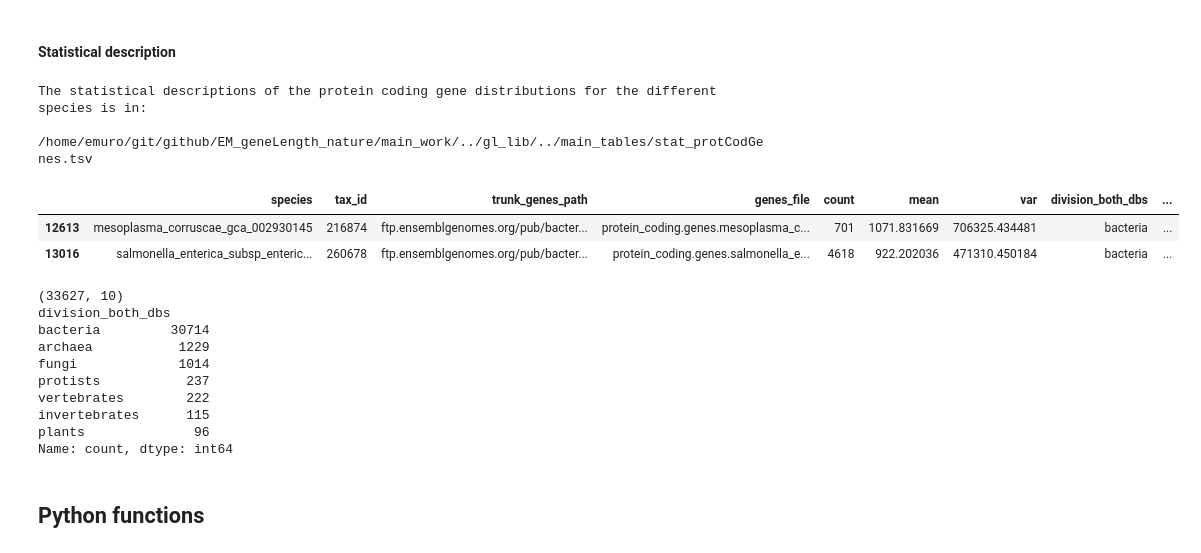
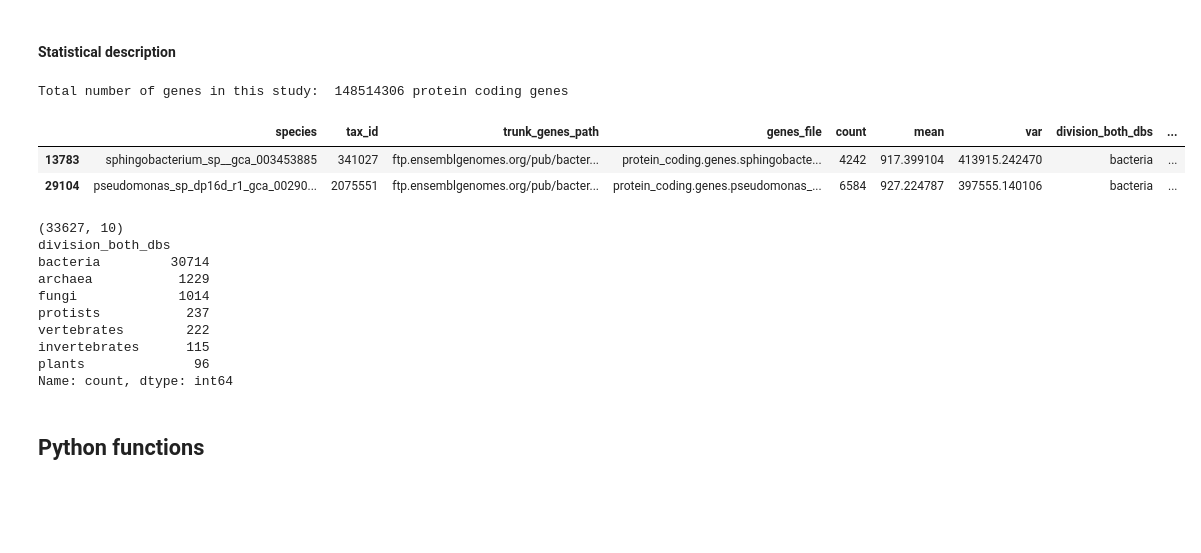
Before and after one commit to emuro/borrador, a Jupyter notebook: main_work/protCodGenes_lognormDist.ipynb, the cells around one changed output. Cells and saved outputs as stored; diff of their text form; code cells hidden in the pictures; blank space fills up the shorter version.

```diff
--- a/main_work/protCodGenes_lognormDist.ipynb
+++ b/main_work/protCodGenes_lognormDist.ipynb
@@ -28,27 +28,31 @@ import gl_constants as c
 # %%
 # the statistics on length distributions is in
 stat_file = c.STAT_G_FILE
-print("The statistical descriptions of the protein coding gene distributions " + \
-    "for the different species is in:\n", stat_file, "\n")
+if 0:
+    print("The statistical descriptions of the protein coding gene distributions " + \
+        "for the different species is in:\n", stat_file, "\n")
 
 # retrieve data and diminish the number of columns
 stat_df = pd.read_csv(stat_file, low_memory=False, sep="\t")
 stat_df = stat_df[["species", "taxonomy_id", "trunk_genes_path", "genes_file", "count", "mean", "var",\
      "division_both_dbs", "log10_mean", "log10_var"]]
 stat_df.rename(columns = {"taxonomy_id" : 'tax_id'}, inplace = True)
 
+# Calculate the total number of genes in this study
+total_g = stat_df["count"].sum()
+print("Total number of genes in this study: ", f"{int(total_g)}", "protein coding genes")
+
 # visualize data
 if 1:
     pd.set_option('display.max_columns', len(stat_df.columns))
     display(stat_df.sample(2))
     print(stat_df.shape)
     print(stat_df["division_both_dbs"].value_counts())
 # %% [output]
-The statistical descriptions of the protein coding gene distributions for the different species is in:
- /home/emuro/git/github/EM_geneLength_nature/main_work/../gl_lib/../main_tables/stat_protCodGenes.tsv
+Total number of genes in this study:  148514306 protein coding genes
 |  | species | tax_id | trunk_genes_path | genes_file | count | mean | var | division_both_dbs | ... |
-| 12613 | mesoplasma_corruscae_gca_002930145 | 216874 | ftp.ensemblgenomes.org/pub/bacter... | protein_coding.genes.mesoplasma_c... | 701 | 1071.831669 | 706325.434481 | bacteria | ... |
-| 13016 | salmonella_enterica_subsp_enteric... | 260678 | ftp.ensemblgenomes.org/pub/bacter... | protein_coding.genes.salmonella_e... | 4618 | 922.202036 | 471310.450184 | bacteria | ... |
+| 13783 | sphingobacterium_sp__gca_003453885 | 341027 | ftp.ensemblgenomes.org/pub/bacter... | protein_coding.genes.sphingobacte... | 4242 | 917.399104 | 413915.242470 | bacteria | ... |
+| 29104 | pseudomonas_sp_dp16d_r1_gca_00290... | 2075551 | ftp.ensemblgenomes.org/pub/bacter... | protein_coding.genes.pseudomonas_... | 6584 | 927.224787 | 397555.140106 | bacteria | ... |
 (33627, 10)
 division_both_dbs
 bacteria         30714
```
Also changed, not shown: parts of 5 cells of this notebook, 1 other file.
